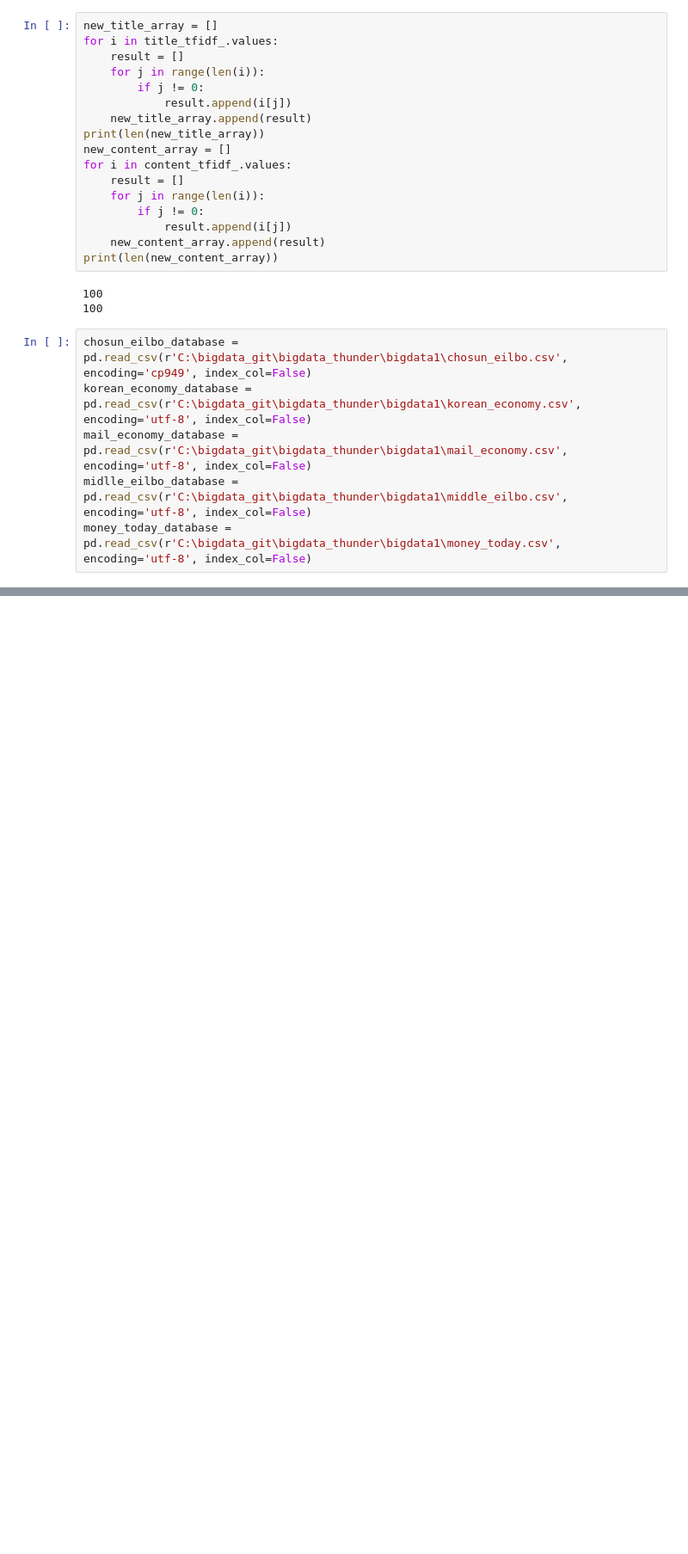
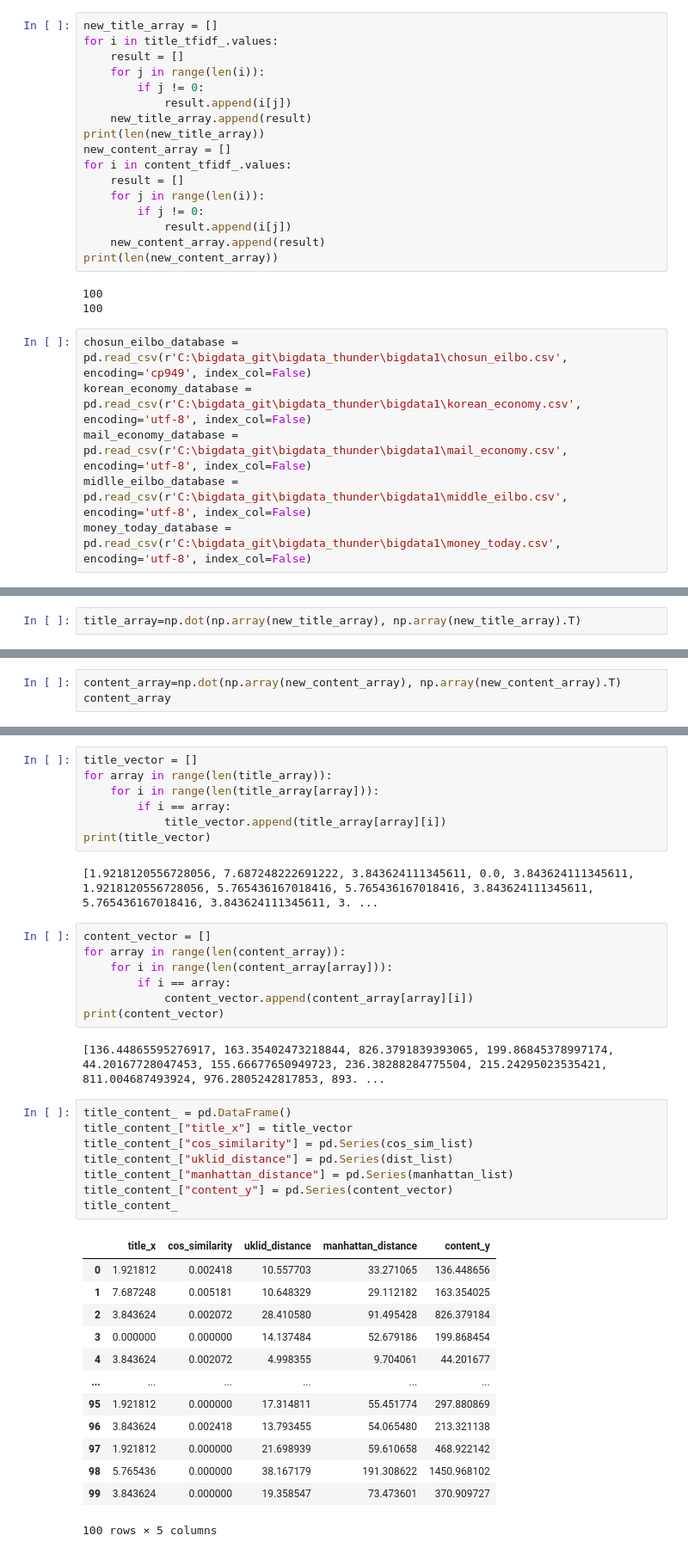
Before and after one commit to soldierzeus/bigdata_thunder, a Jupyter notebook: bigdata3/note/analyzing_bigdata_project.ipynb, the cells around one changed output, grey strips where cells are left out. Shown at 86% size. Cells and saved outputs as stored; diff of their text form; blank space fills up the shorter version.

Commit message:
make_anlay_dataframe

```diff
--- a/bigdata3/note/analyzing_bigdata_project.ipynb
+++ b/bigdata3/note/analyzing_bigdata_project.ipynb
@@ -104,0 +172,2 @@ NameError: name 'zcard_similarity' is not defined
+# %%
+title_array=np.dot(np.array(new_title_array), np.array(new_title_array).T)
@@ -104,0 +194,3 @@ NameError: name 'zcard_similarity' is not defined
+# %%
+content_array=np.dot(np.array(new_content_array), np.array(new_content_array).T)
+content_array
@@ -104,0 +211,40 @@ NameError: name 'zcard_similarity' is not defined
+# %%
+title_vector = []
+for array in range(len(title_array)):
+    for i in range(len(title_array[array])):
+        if i == array:
+            title_vector.append(title_array[array][i])
+print(title_vector)
+# %% [output]
+[1.9218120556728056, 7.687248222691222, 3.843624111345611, 0.0, 3.843624111345611, 1.9218120556728056, 5.765436167018416, 5.765436167018416, 3.843624111345611, 5.765436167018416, 3.843624111345611, 3. ...
+# %%
+content_vector = []
+for array in range(len(content_array)):
+    for i in range(len(content_array[array])):
+        if i == array:
+            content_vector.append(content_array[array][i])
+print(content_vector)
+# %% [output]
+[136.44865595276917, 163.35402473218844, 826.3791839393065, 199.86845378997174, 44.20167728047453, 155.66677650949723, 236.38288284775504, 215.24295023535421, 811.004687493924, 976.2805242817853, 893. ...
+# %%
+title_content_ = pd.DataFrame()
+title_content_["title_x"] = title_vector
+title_content_["cos_similarity"] = pd.Series(cos_sim_list)
+title_content_["uklid_distance"] = pd.Series(dist_list)
+title_content_["manhattan_distance"] = pd.Series(manhattan_list)
+title_content_["content_y"] = pd.Series(content_vector)
+title_content_
+# %% [output]
+|  | title_x | cos_similarity | uklid_distance | manhattan_distance | content_y |
+| 0 | 1.921812 | 0.002418 | 10.557703 | 33.271065 | 136.448656 |
+| 1 | 7.687248 | 0.005181 | 10.648329 | 29.112182 | 163.354025 |
+| 2 | 3.843624 | 0.002072 | 28.410580 | 91.495428 | 826.379184 |
+| 3 | 0.000000 | 0.000000 | 14.137484 | 52.679186 | 199.868454 |
+| 4 | 3.843624 | 0.002072 | 4.998355 | 9.704061 | 44.201677 |
+| ... | ... | ... | ... | ... | ... |
+| 95 | 1.921812 | 0.000000 | 17.314811 | 55.451774 | 297.880869 |
+| 96 | 3.843624 | 0.002418 | 13.793455 | 54.065480 | 213.321138 |
+| 97 | 1.921812 | 0.000000 | 21.698939 | 59.610658 | 468.922142 |
+| 98 | 5.765436 | 0.000000 | 38.167179 | 191.308622 | 1450.968102 |
+| 99 | 3.843624 | 0.000000 | 19.358547 | 73.473601 | 370.909727 |
+100 rows × 5 columns
```
Also changed, not shown: parts of 11 cells of this notebook.
